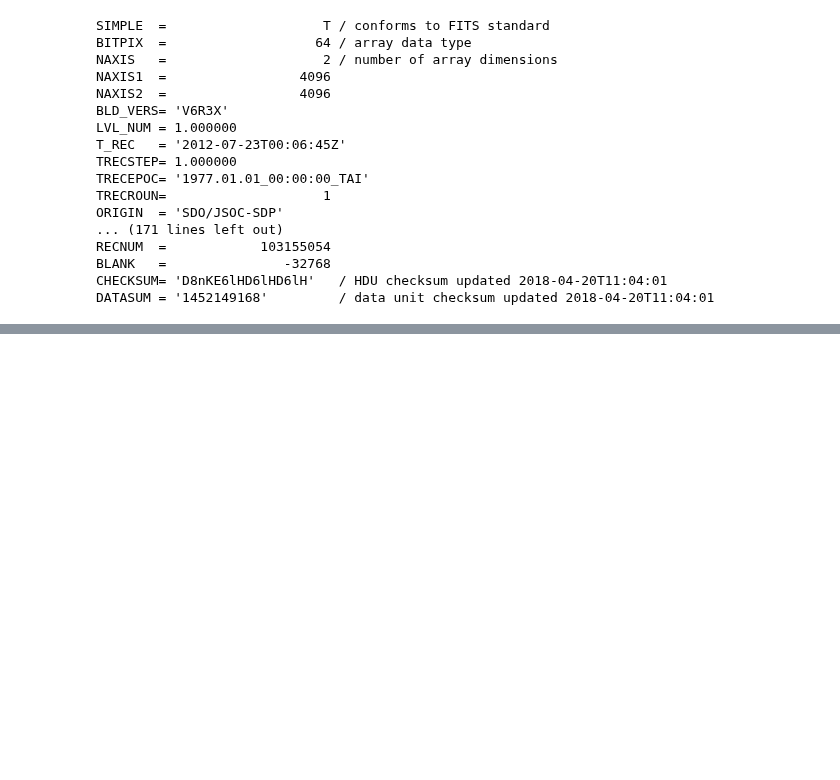
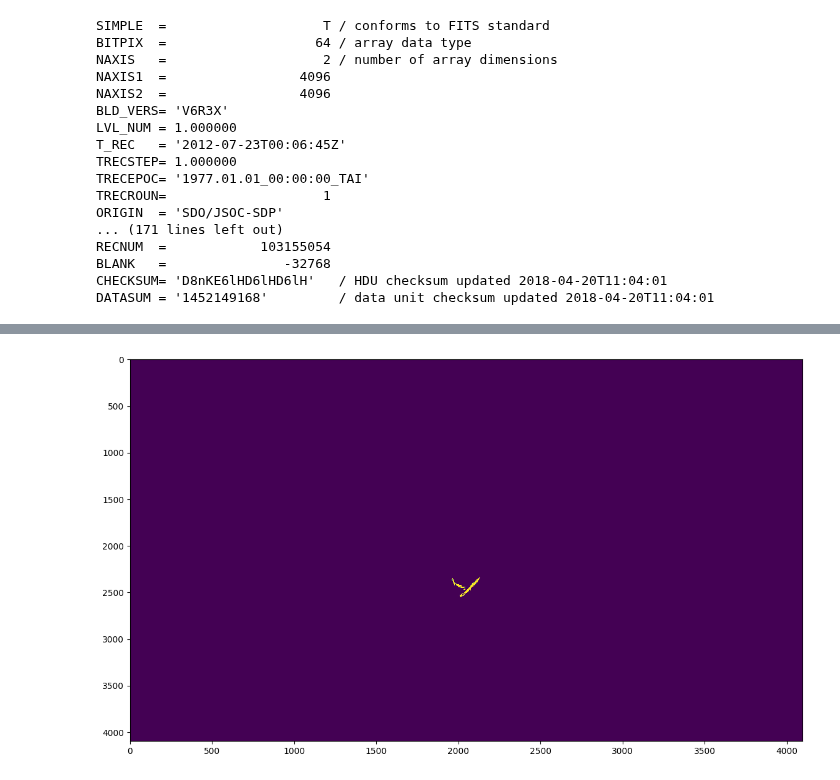
Before and after one commit to avoyeux/Rainbow_k3d, a Jupyter notebook: Projection/polynomial_projection_dev.ipynb, the cells around one changed output, grey strips where cells are left out. Saved outputs shown, nothing was run; the diff lists cells and outputs as text; code cells hidden in the pictures; blank space fills up the shorter version.

```diff
--- a/Projection/polynomial_projection_dev.ipynb
+++ b/Projection/polynomial_projection_dev.ipynb
@@ -71,0 +123,8 @@ other import keys might be CDELT, RSUN_REF, RSUN_OBS,
+# %%
+plt.figure(figsize=(14, 8))
+plt.imshow(image_polar.T, interpolation='none', aspect='auto')
+# plt.xlim(245 / d_theta, 295 / d_theta)
+# plt.ylim(140, 220)
+plt.show()
+# %% [output]
+[figure, added]
```
Also changed, not shown: parts of 15 cells of this notebook, 2 other files.
